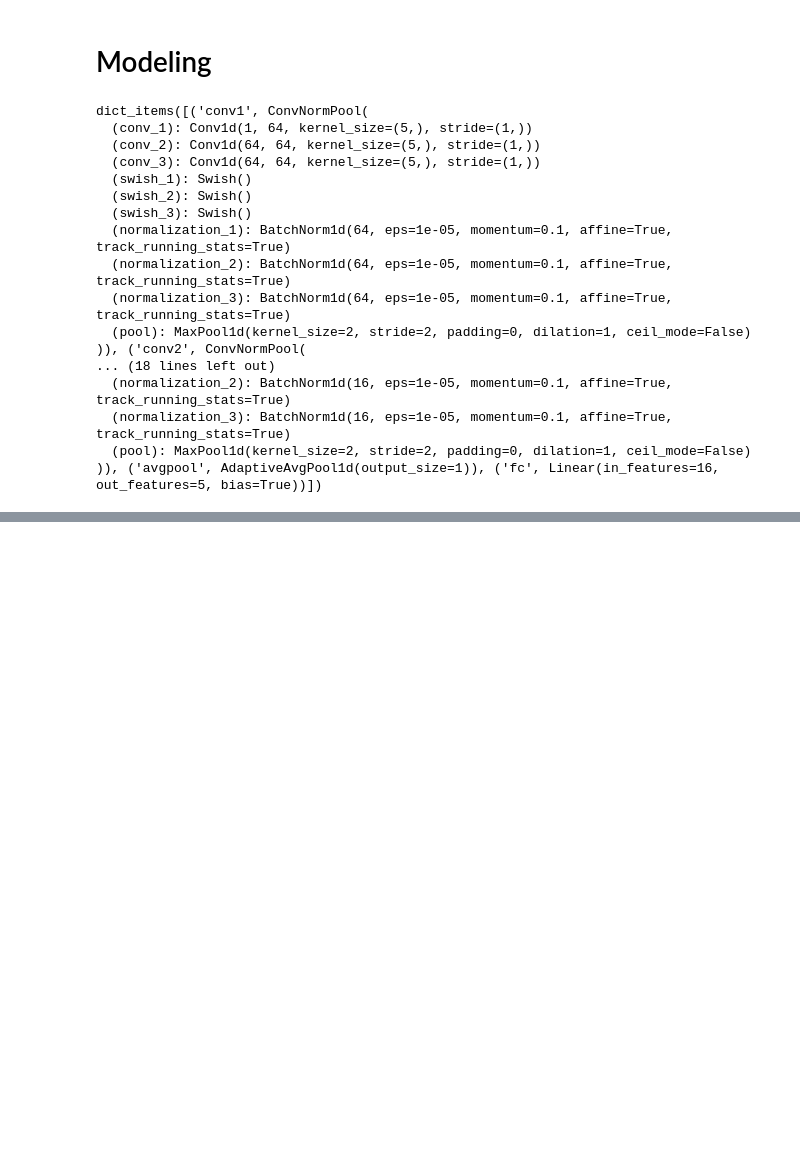
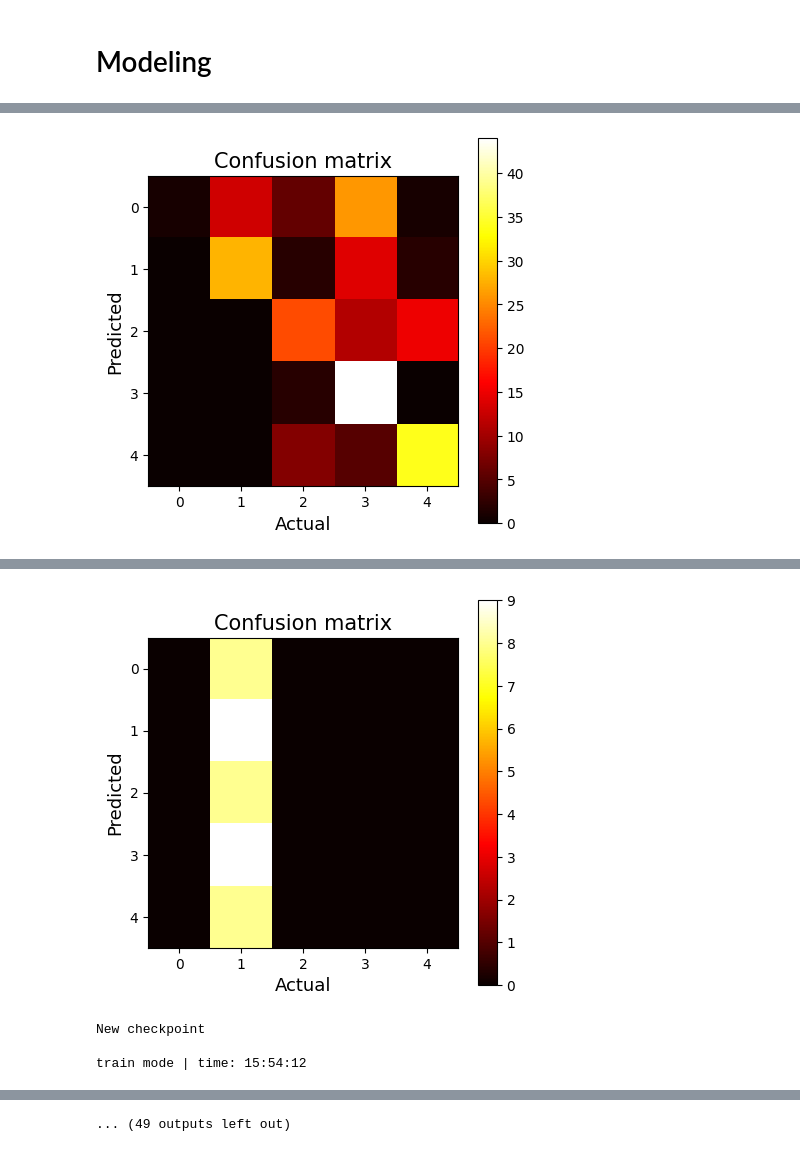
Before and after one commit to TAUforPython/BioMedAI, a Jupyter notebook: NN ECG LSTM CNN Attention classification.ipynb, the cells around one changed output, grey strips where cells are left out. Cells and saved outputs as stored; diff of their text form; code cells hidden in the pictures; blank space fills up the shorter version.

```diff
--- a/NN ECG LSTM CNN Attention classification.ipynb
+++ b/NN ECG LSTM CNN Attention classification.ipynb
@@ -559,25 +592,12 @@ class Trainer:
 #model = RNNModel(input_size=1, hid_size=64, rnn_type='lstm', bidirectional=True)
 model = CNN(num_classes=5, hid_size=64)
 # %%
-model._modules.items()
+#model._modules.items()
 #model.state_dict()
-# %% [output]
-dict_items([('conv1', ConvNormPool(
-  (conv_1): Conv1d(1, 64, kernel_size=(5,), stride=(1,))
-  (conv_2): Conv1d(64, 64, kernel_size=(5,), stride=(1,))
-  (conv_3): Conv1d(64, 64, kernel_size=(5,), stride=(1,))
-  (swish_1): Swish()
-  (swish_2): Swish()
-  (swish_3): Swish()
-  (normalization_1): BatchNorm1d(64, eps=1e-05, momentum=0.1, affine=True, track_running_stats=True)
-  (normalization_2): BatchNorm1d(64, eps=1e-05, momentum=0.1, affine=True, track_running_stats=True)
-  (normalization_3): BatchNorm1d(64, eps=1e-05, momentum=0.1, affine=True, track_running_stats=True)
-  (pool): MaxPool1d(kernel_size=2, stride=2, padding=0, dilation=1, ceil_mode=False)
-)), ('conv2', ConvNormPool(
-... (18 lines left out)
-  (normalization_2): BatchNorm1d(16, eps=1e-05, momentum=0.1, affine=True, track_running_stats=True)
-  (normalization_3): BatchNorm1d(16, eps=1e-05, momentum=0.1, affine=True, track_running_stats=True)
-  (pool): MaxPool1d(kernel_size=2, stride=2, padding=0, dilation=1, ceil_mode=False)
-)), ('avgpool', AdaptiveAvgPool1d(output_size=1)), ('fc', Linear(in_features=16, out_features=5, bias=True))])
 # %%
-trainer = Trainer(df=df_mitbih, net=model, lr=1e-3, batch_size=32, num_epochs=10)
+#запускаем обучение нейронной сети
+
+#trainer = Trainer(df=df_mitbih, net=model, lr=1e-3, batch_size=32, num_epochs=1)
+trainer = Trainer(df=new_df, net=model, lr=1e-3, batch_size=32, num_epochs=10)
+trainer.run(net=model)
+# %% [output]
@@ -583,0 +606 @@ trainer = Trainer(df=df_mitbih, net=model, lr=1e-3, batch_size=32, num_epochs=10
+[figure, added]
@@ -583,0 +609,4 @@ trainer = Trainer(df=df_mitbih, net=model, lr=1e-3, batch_size=32, num_epochs=10
+[figure, added]
+New checkpoint
+
+train mode | time: 15:54:12
@@ -583,0 +618 @@ trainer = Trainer(df=df_mitbih, net=model, lr=1e-3, batch_size=32, num_epochs=10
+... (49 outputs left out)
```
Also changed, not shown: parts of 31 cells of this notebook.
